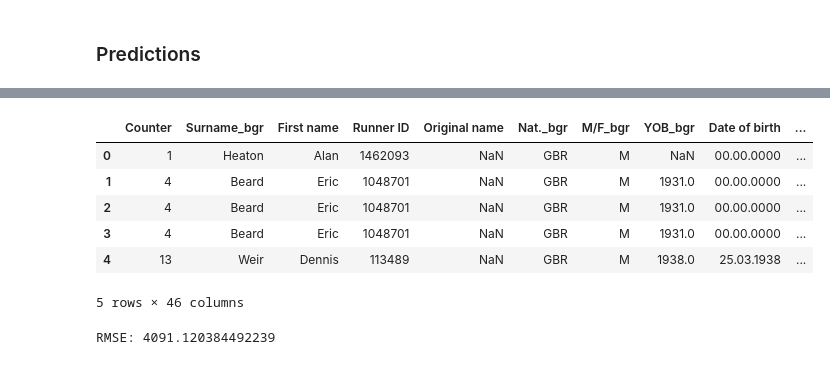
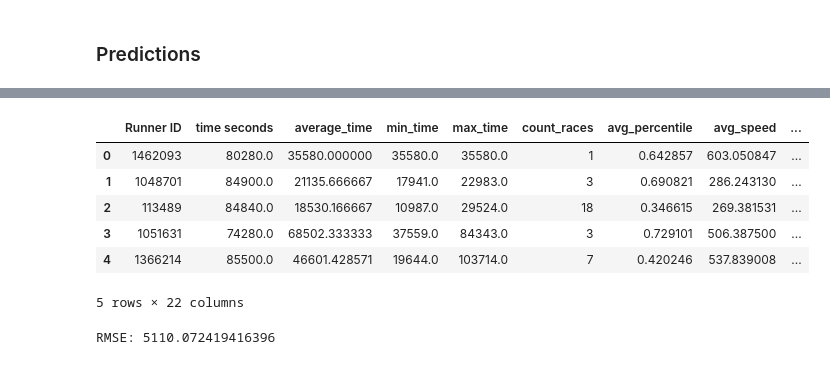
Before and after one commit to Dusoye/BobGraham, a Jupyter notebook: bobgraham.ipynb, the cells around one changed output, grey strips where cells are left out. Cells and saved outputs as stored; diff of their text form; code cells hidden in the pictures.

Commit message:
feature eng for rf model

```diff
--- a/bobgraham.ipynb
+++ b/bobgraham.ipynb
@@ -573,0 +599,18 @@ import numpy as np
+# %%
+# One-hot encoding for race distances
+df = df.dropna(subset=['Distance KM'])
+
+top_distances = df['Distance KM'].value_counts().nlargest(10).index.tolist()
+
+# Map all other distances to 'Other'
+df['Distance KM'] = df['Distance KM'].apply(lambda x: x if x in top_distances else 'Other')
+
+# One-hot encode the race distances
+df_encoded = pd.get_dummies(df, columns=['Distance KM'])
+
+label_encoder = LabelEncoder()
+
+# Apply label encoder on 'gender'
+df_encoded['gender_encoded'] = label_encoder.fit_transform(df_encoded['M/F'])
+
+df_encoded.head()
@@ -573,0 +636,16 @@ import numpy as np
+# %%
+# Aggregate data to create features
+features = df_encoded.groupby('Runner ID').agg(
+    average_time=('Time Seconds Finish', 'mean'),
+    min_time=('Time Seconds Finish', 'min'),
+    max_time=('Time Seconds Finish', 'max'),
+    count_races=('Time Seconds Finish', 'count'),
+    avg_percentile=('Finish Percentage', 'mean'),
+    avg_speed=('Average Speed', 'mean'),
+    max_speed=('Average Speed', 'max'),
+    min_speed=('Average Speed', 'min'),
+    gender=('gender_encoded', 'mean'),
+    **{f"count_{dist}": (f"{dist}", 'sum') for dist in df_encoded.columns if 'Distance KM_' in dist}
+).reset_index()
+
+features.head()
@@ -574,25 +660,24 @@ import numpy as np
 # %%
-df['Runner ID'] = df['Runner ID'].astype(int)
 merged_df['Runner ID'] = merged_df['Runner ID'].astype(int)
 
-df_merged = pd.merge(merged_df, df, on='Runner ID', suffixes=('_bgr', '_results'))
+columns_to_keep = ['Runner ID', 'time seconds']
+data_cleaned = merged_df[columns_to_keep]
+
+
+df_merged = pd.merge(data_cleaned, features, on='Runner ID', suffixes=('_bgr', '_results'))
 df_merged.head()
 # %% [output]
-|  | Counter | Surname_bgr | First name | Runner ID | Original name | Nat._bgr | M/F_bgr | YOB_bgr | Date of birth | ... |
-| 0 | 1 | Heaton | Alan | 1462093 | NaN | GBR | M | NaN | 00.00.0000 | ... |
-| 1 | 4 | Beard | Eric | 1048701 | NaN | GBR | M | 1931.0 | 00.00.0000 | ... |
-| 2 | 4 | Beard | Eric | 1048701 | NaN | GBR | M | 1931.0 | 00.00.0000 | ... |
-| 3 | 4 | Beard | Eric | 1048701 | NaN | GBR | M | 1931.0 | 00.00.0000 | ... |
-| 4 | 13 | Weir | Dennis | 113489 | NaN | GBR | M | 1938.0 | 25.03.1938 | ... |
+|  | Runner ID | time seconds | average_time | min_time | max_time | count_races | avg_percentile | avg_speed | ... |
+| 0 | 1462093 | 80280.0 | 35580.000000 | 35580.0 | 35580.0 | 1 | 0.642857 | 603.050847 | ... |
+| 1 | 1048701 | 84900.0 | 21135.666667 | 17941.0 | 22983.0 | 3 | 0.690821 | 286.243130 | ... |
+| 2 | 113489 | 84840.0 | 18530.166667 | 10987.0 | 29524.0 | 18 | 0.346615 | 269.381531 | ... |
+| 3 | 1051631 | 74280.0 | 68502.333333 | 37559.0 | 84343.0 | 3 | 0.729101 | 506.387500 | ... |
+| 4 | 1366214 | 85500.0 | 46601.428571 | 19644.0 | 103714.0 | 7 | 0.420246 | 537.839008 | ... |
-5 rows × 46 columns
+5 rows × 22 columns
 # %%
-df_encoded = pd.get_dummies(df, columns=['Distance/Time'])
-
-df_merged['avg_result'] = df_merged.groupby('Runner ID')['Finish Percentage'].transform('mean')
-
 # Prepare data for training
-X = df_merged[['avg_result']]  # features from results
-y = df_merged['time seconds']  # target
+X = df_merged.drop('time seconds', axis=1)  # Assuming 'time' is the column to predict
+y = df_merged['time seconds']
 
 # Split data into training and testing sets
 X_train, X_test, y_train, y_test = train_test_split(X, y, test_size=0.2, random_state=42)
@@ -602,12 +687,12 @@ model = RandomForestRegressor(n_estimators=100, random_state=42)
 model.fit(X_train, y_train)
 
 # Predict on the test set
-predictions = model.predict(X_test)
+y_pred = model.predict(X_test)
 
 # Evaluate the model
-mse = mean_squared_error(y_test, predictions)
+mse = mean_squared_error(y_test, y_pred)
 rmse = np.sqrt(mse)
 
 print(f'RMSE: {rmse}')
 # %% [output]
-RMSE: 4091.120384492239
+RMSE: 5110.072419416396
```
Also changed, not shown: parts of 14 cells of this notebook, 7 other files.
